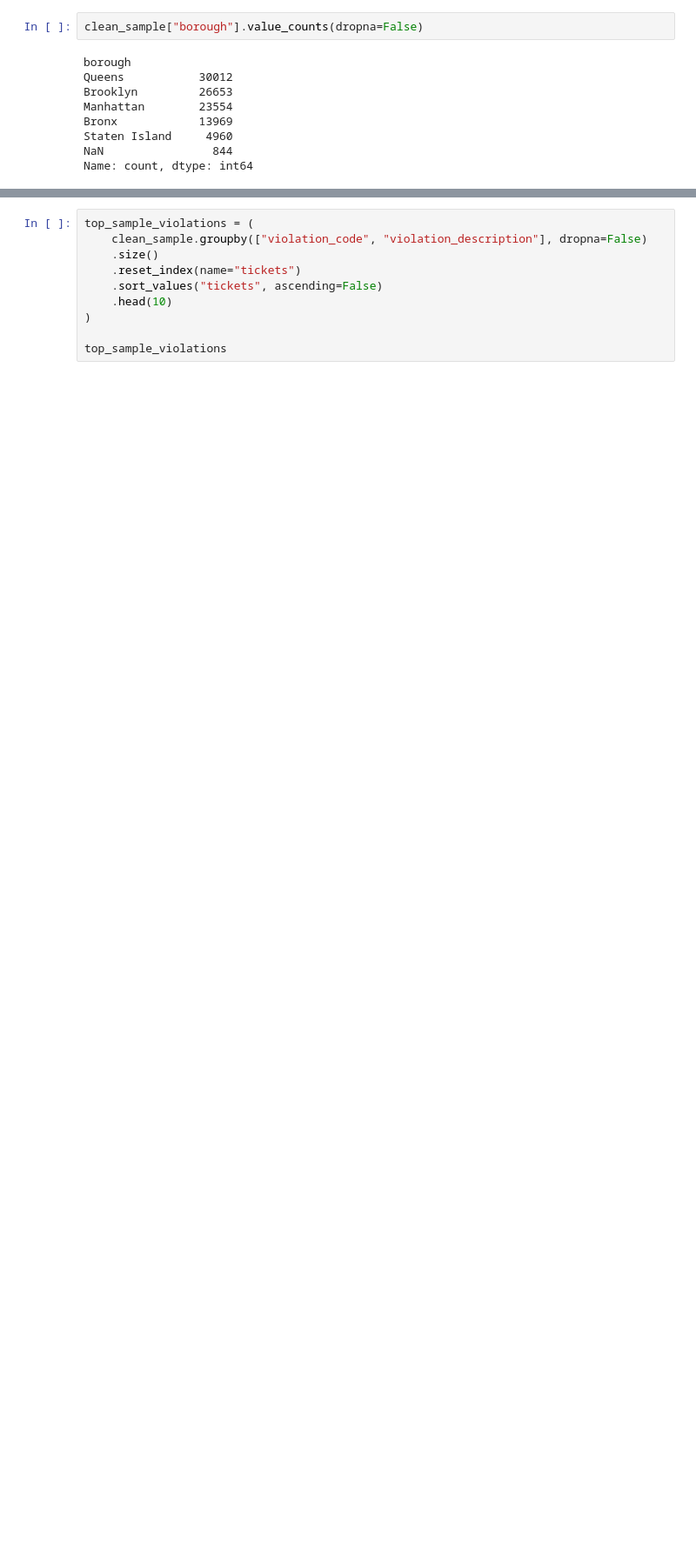
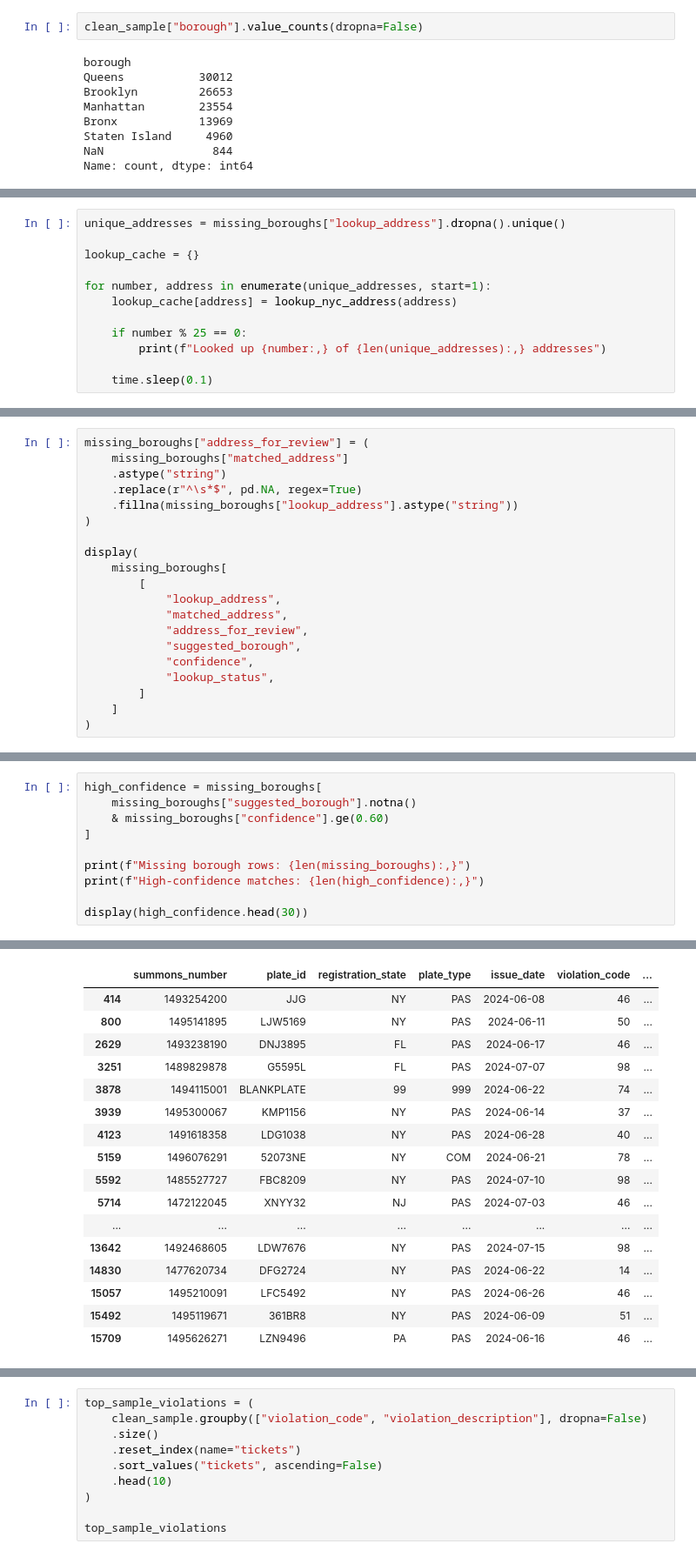
Before and after one commit to JaysonC41/parkinganalytics, a Jupyter notebook: notebooks/01_clean_nyc_parking_data.ipynb, the cells around one changed output, grey strips where cells are left out. Shown at 87% size. Drawn from its saved outputs; the diff is of its cells as text; blank space fills up the shorter version.

Commit message:
working on new api system for street code lookup

```diff
--- a/notebooks/01_clean_nyc_parking_data.ipynb
+++ b/notebooks/01_clean_nyc_parking_data.ipynb
@@ -387,0 +508,12 @@ Name: count, dtype: int64
+# %%
+unique_addresses = missing_boroughs["lookup_address"].dropna().unique()
+
+lookup_cache = {}
+
+for number, address in enumerate(unique_addresses, start=1):
+    lookup_cache[address] = lookup_nyc_address(address)
+
+    if number % 25 == 0:
+        print(f"Looked up {number:,} of {len(unique_addresses):,} addresses")
+
+    time.sleep(0.1)
@@ -387,0 +562,20 @@ Name: count, dtype: int64
+# %%
+missing_boroughs["address_for_review"] = (
+    missing_boroughs["matched_address"]
+    .astype("string")
+    .replace(r"^\s*$", pd.NA, regex=True)
+    .fillna(missing_boroughs["lookup_address"].astype("string"))
+)
+
+display(
+    missing_boroughs[
+        [
+            "lookup_address",
+            "matched_address",
+            "address_for_review",
+            "suggested_borough",
+            "confidence",
+            "lookup_status",
+        ]
+    ]
+)
@@ -387,0 +616,11 @@ Name: count, dtype: int64
+# %%
+high_confidence = missing_boroughs[
+    missing_boroughs["suggested_borough"].notna()
+    & missing_boroughs["confidence"].ge(0.60)
+]
+
+print(f"Missing borough rows: {len(missing_boroughs):,}")
+print(f"High-confidence matches: {len(high_confidence):,}")
+
+display(high_confidence.head(30))
+# %% [output]
@@ -387,0 +629,17 @@ Name: count, dtype: int64
+|  | summons_number | plate_id | registration_state | plate_type | issue_date | violation_code | ... |
+| 414 | 1493254200 | JJG | NY | PAS | 2024-06-08 | 46 | ... |
+| 800 | 1495141895 | LJW5169 | NY | PAS | 2024-06-11 | 50 | ... |
+| 2629 | 1493238190 | DNJ3895 | FL | PAS | 2024-06-17 | 46 | ... |
+| 3251 | 1489829878 | G5595L | FL | PAS | 2024-07-07 | 98 | ... |
+| 3878 | 1494115001 | BLANKPLATE | 99 | 999 | 2024-06-22 | 74 | ... |
+| 3939 | 1495300067 | KMP1156 | NY | PAS | 2024-06-14 | 37 | ... |
+| 4123 | 1491618358 | LDG1038 | NY | PAS | 2024-06-28 | 40 | ... |
+| 5159 | 1496076291 | 52073NE | NY | COM | 2024-06-21 | 78 | ... |
+| 5592 | 1485527727 | FBC8209 | NY | PAS | 2024-07-10 | 98 | ... |
+| 5714 | 1472122045 | XNYY32 | NJ | PAS | 2024-07-03 | 46 | ... |
+| ... | ... | ... | ... | ... | ... | ... | ... |
+| 13642 | 1492468605 | LDW7676 | NY | PAS | 2024-07-15 | 98 | ... |
+| 14830 | 1477620734 | DFG2724 | NY | PAS | 2024-06-22 | 14 | ... |
+| 15057 | 1495210091 | LFC5492 | NY | PAS | 2024-06-26 | 46 | ... |
+| 15492 | 1495119671 | 361BR8 | NY | PAS | 2024-06-09 | 51 | ... |
+| 15709 | 1495626271 | LZN9496 | PA | PAS | 2024-06-16 | 46 | ... |
```
Also changed, not shown: parts of 18 cells of this notebook, 1 other file.
